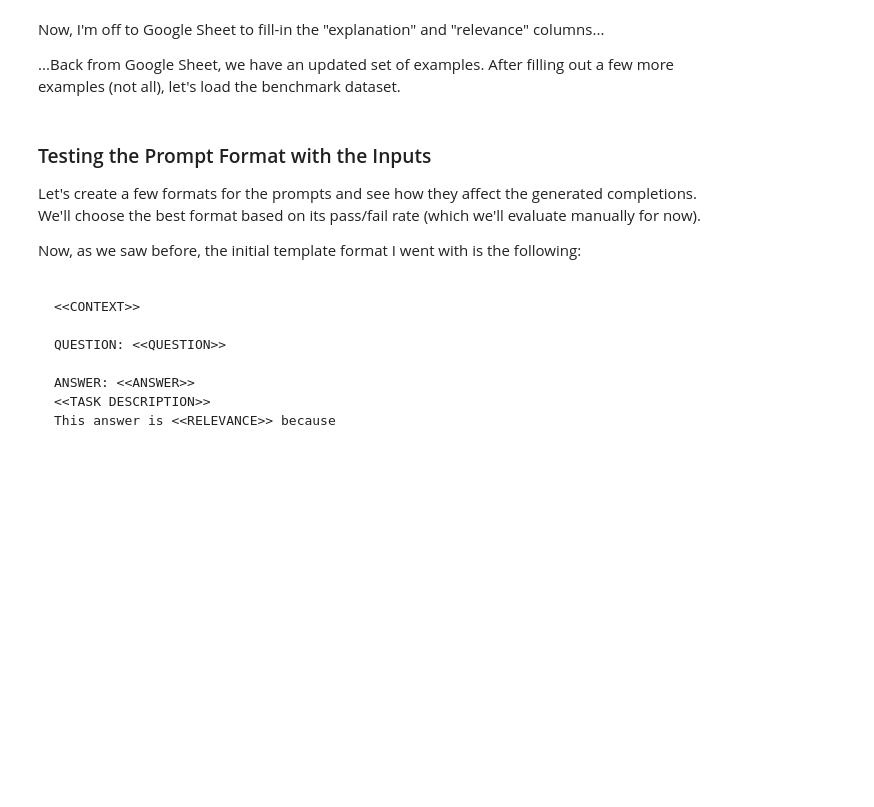
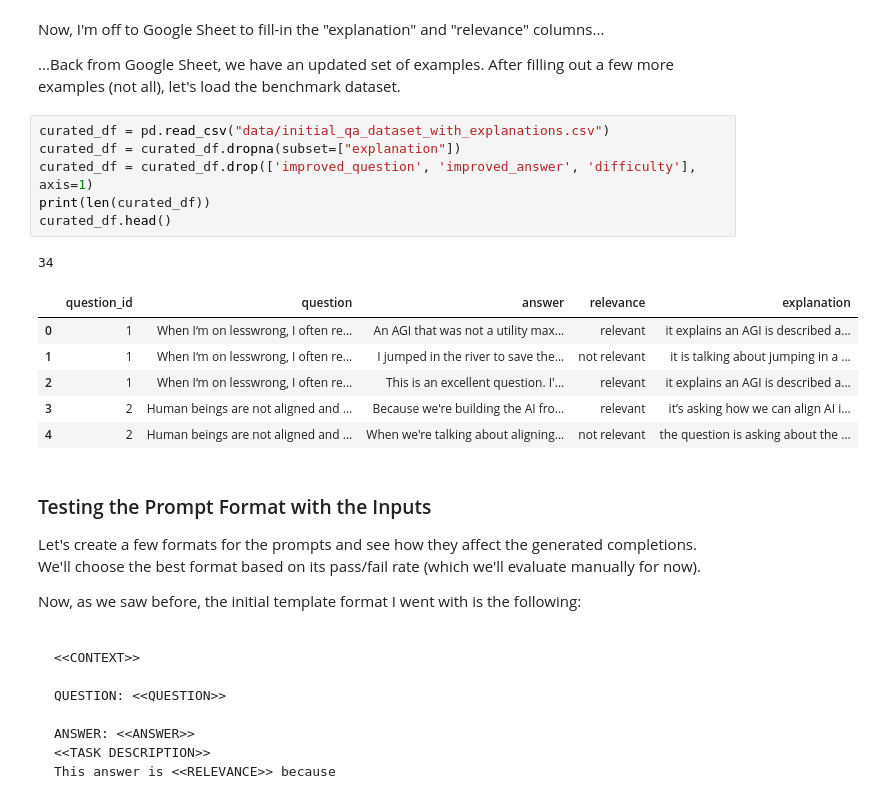
Before and after one commit to JayThibs/aligning-language-models, a Jupyter notebook: gpt_alignment.ipynb, the cells around one changed output. Saved outputs shown, nothing was run; the diff lists cells and outputs as text; blank space fills up the shorter version.

```diff
--- a/gpt_alignment.ipynb
+++ b/gpt_alignment.ipynb
@@ -796,6 +797,20 @@ df.to_csv("data/initial_qa_dataset_no_explanation.csv", index=False)
 Now, I'm off to Google Sheet to fill-in the "explanation" and "relevance" columns...
 
 ...Back from Google Sheet, we have an updated set of examples. After filling out a few more examples (not all), let's load the benchmark dataset.
+# %%
+curated_df = pd.read_csv("data/initial_qa_dataset_with_explanations.csv")
+curated_df = curated_df.dropna(subset=["explanation"])
+curated_df = curated_df.drop(['improved_question', 'improved_answer', 'difficulty'], axis=1)
+print(len(curated_df))
+curated_df.head()
+# %% [output]
+34
+|  | question_id | question | answer | relevance | explanation |
+| 0 | 1 | When I‘m on lesswrong, I often re... | An AGI that was not a utility max... | relevant | it explains an AGI is described a... |
+| 1 | 1 | When I‘m on lesswrong, I often re... | I jumped in the river to save the... | not relevant | it is talking about jumping in a ... |
+| 2 | 1 | When I‘m on lesswrong, I often re... | This is an excellent question. I'... | relevant | it explains an AGI is described a... |
+| 3 | 2 | Human beings are not aligned and ... | Because we're building the AI fro... | relevant | it’s asking how we can align AI i... |
+| 4 | 2 | Human beings are not aligned and ... | When we're talking about aligning... | not relevant | the question is asking about the ... |
 # %% [markdown]
 ### Testing the Prompt Format with the Inputs
 
```
Also changed, not shown: parts of 6 cells of this notebook, 4 other files.
